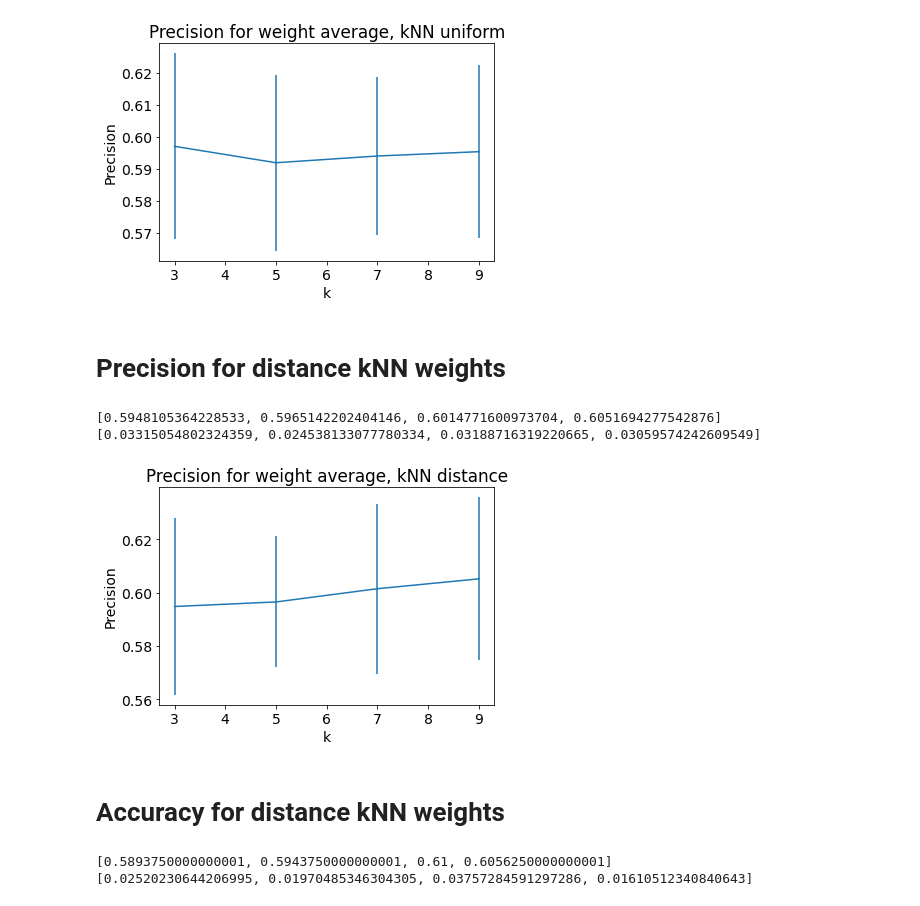
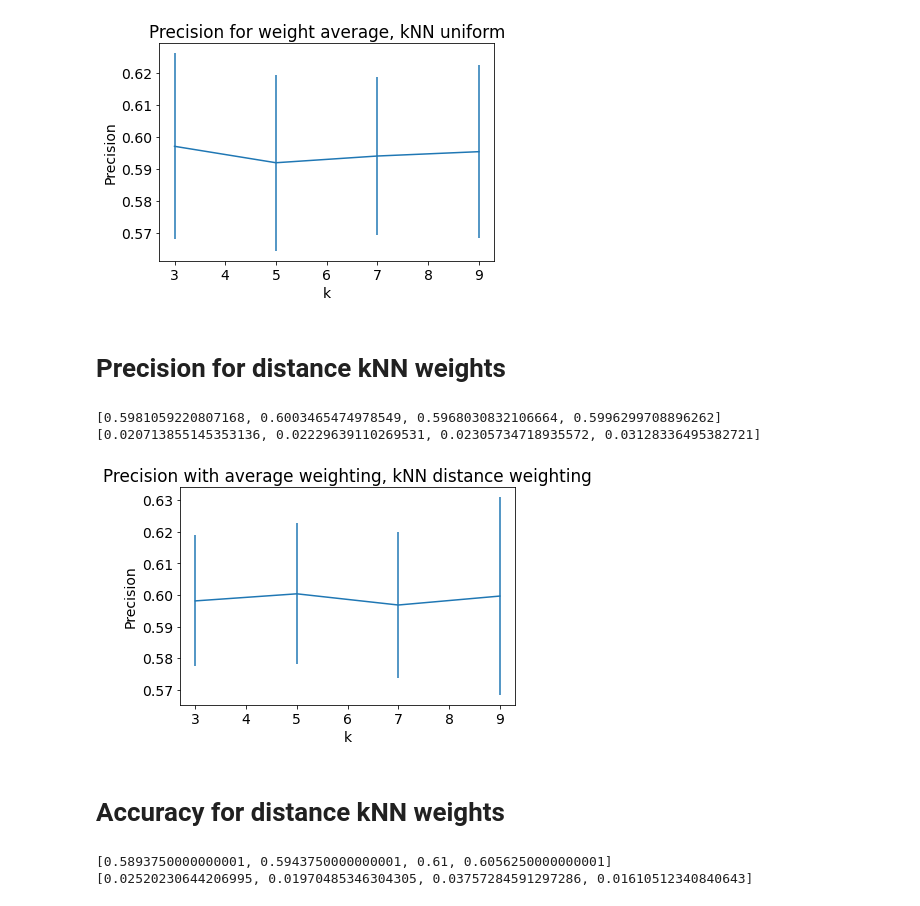
Before and after one commit to AlexSanfilippo/ML-Group-Project-Spotify, a Jupyter notebook: Data_Scripts/ImportingDataV1.0.ipynb, the cells around one changed output. Saved outputs shown, nothing was run; the diff lists cells and outputs as text; code cells hidden in the pictures.

```diff
--- a/Data_Scripts/ImportingDataV1.0.ipynb
+++ b/Data_Scripts/ImportingDataV1.0.ipynb
@@ -207,39 +207,39 @@ plt.show()
 [0.597001093795037, 0.5918591749178577, 0.5939628360554848, 0.5953229994117086]
 [0.029138727933867858, 0.027607281667390376, 0.024831680103699946, 0.02700613208695265]
 [figure]
-# %% [markdown]
-# Precision for distance kNN weights
+# %% [markdown]
+# Precision for distance kNN weights
 # %%
 tmp=[]
 precision=[]
 precision_err=[]
 for k in ks:
     model = KNeighborsClassifier(n_neighbors=k, weights="distance")
     for train, test in kf.split(X):
         model.fit(X[train],Y[train])
         ypred = model.predict(X[test])
         #print(confusion_matrix(ypred,Y[test]))
 
         tmp.append( precision_score(Y[test], ypred, average="weighted") )
         ## average = {‘micro’, ‘macro’, ‘samples’, ‘weighted’, ‘binary’}
 
     precision.append( np.array(tmp).mean() )
     precision_err.append( np.array(tmp).std() )
 
 print(precision)
 print(precision_err)
 
 plt.errorbar(ks, precision, yerr=precision_err)
 plt.xlabel("k")
 plt.ylabel("Precision")
-plt.title("Precision for weight average, kNN distance")
+plt.title("Precision with average weighting, kNN distance weighting")
 plt.show()
 # %% [output]
-[0.5948105364228533, 0.5965142202404146, 0.6014771600973704, 0.6051694277542876]
-[0.03315054802324359, 0.024538133077780334, 0.03188716319220665, 0.03059574242609549]
+[0.5981059220807168, 0.6003465474978549, 0.5968030832106664, 0.5996299708896262]
+[0.020713855145353136, 0.02229639110269531, 0.02305734718935572, 0.03128336495382721]
-[figure, old version]
+[figure, new version]
-# %% [markdown]
-# Accuracy for distance kNN weights
+# %% [markdown]
+# Accuracy for distance kNN weights
 # %%
 prec_tmp=[]
 precision=[]
```
Also changed, not shown: parts of 4 cells of this notebook, 6 other files.
